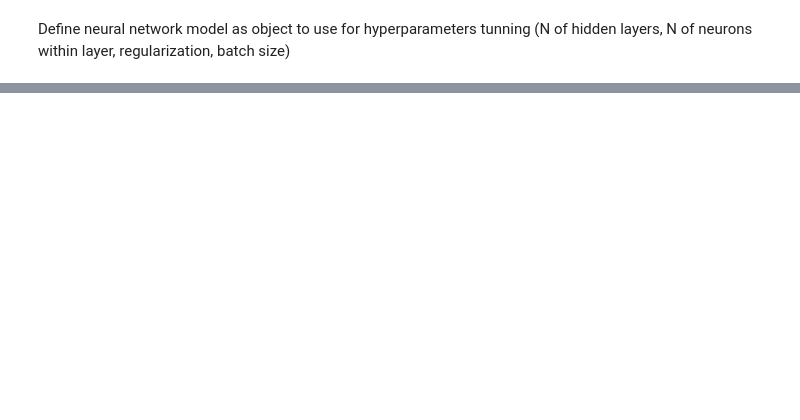
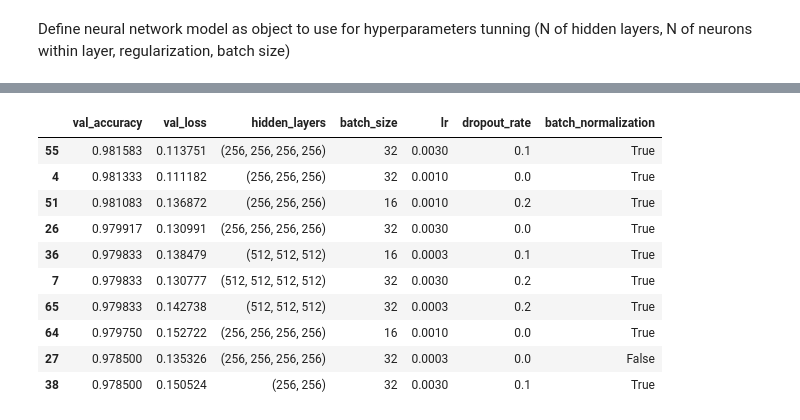
Before and after one commit to SzymonMizak/mnist_project, a Jupyter notebook: jupyter/notebook.ipynb, the cells around one changed output, grey strips where cells are left out. Cells and saved outputs as stored; diff of their text form; code cells hidden in the pictures; blank space fills up the shorter version.

```diff
--- a/jupyter/notebook.ipynb
+++ b/jupyter/notebook.ipynb
@@ -87,0 +125,15 @@ grid_search_cv.best_params_
+# %%
+# Inspect top 10 models
+exp_data.sort_values('val_accuracy', ascending=False).head(10)
+# %% [output]
+|  | val_accuracy | val_loss | hidden_layers | batch_size | lr | dropout_rate | batch_normalization |
+| 55 | 0.981583 | 0.113751 | (256, 256, 256, 256) | 32 | 0.0030 | 0.1 | True |
+| 4 | 0.981333 | 0.111182 | (256, 256, 256) | 32 | 0.0010 | 0.0 | True |
+| 51 | 0.981083 | 0.136872 | (256, 256, 256) | 16 | 0.0010 | 0.2 | True |
+| 26 | 0.979917 | 0.130991 | (256, 256, 256, 256) | 32 | 0.0030 | 0.0 | True |
+| 36 | 0.979833 | 0.138479 | (512, 512, 512) | 16 | 0.0003 | 0.1 | True |
+| 7 | 0.979833 | 0.130777 | (512, 512, 512, 512) | 32 | 0.0030 | 0.2 | True |
+| 65 | 0.979833 | 0.142738 | (512, 512, 512) | 32 | 0.0003 | 0.2 | True |
+| 64 | 0.979750 | 0.152722 | (256, 256, 256, 256) | 16 | 0.0010 | 0.0 | True |
+| 27 | 0.978500 | 0.135326 | (256, 256, 256, 256) | 32 | 0.0003 | 0.0 | False |
+| 38 | 0.978500 | 0.150524 | (256, 256) | 32 | 0.0030 | 0.1 | True |
```
Also changed, not shown: parts of 25 cells of this notebook, 1 other file.
